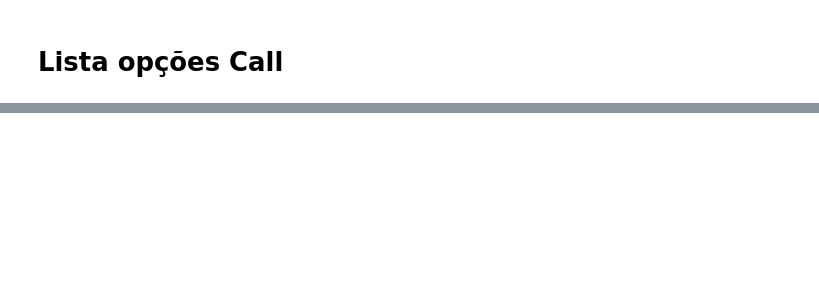
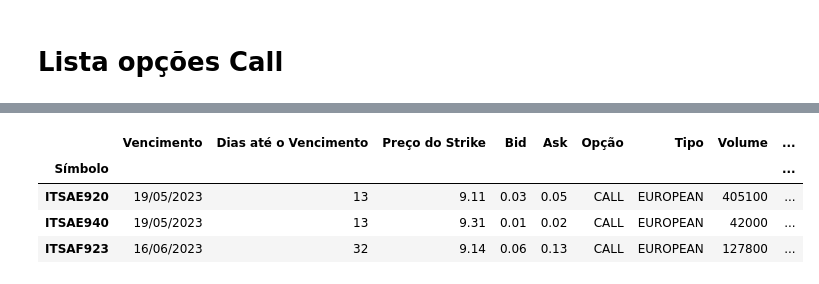
Before and after one commit to lincoolngomes/Analisador-Opcoes, a Jupyter notebook: Analisador_Opções.ipynb, the cells around one changed output, grey strips where cells are left out. Cells and saved outputs as stored; diff of their text form; code cells hidden in the pictures; blank space fills up the shorter version.

```diff
--- a/Analisador_Opções.ipynb
+++ b/Analisador_Opções.ipynb
@@ -211 +200,9 @@ display(opcoes_call)
+# %%
+opcoes_call
+# %% [output]
+|  | Vencimento | Dias até o Vencimento | Preço do Strike | Bid | Ask | Opção | Tipo | Volume | ... |
+| Símbolo |  |  |  |  |  |  |  |  | ... |
+| ITSAE920 | 19/05/2023 | 13 | 9.11 | 0.03 | 0.05 | CALL | EUROPEAN | 405100 | ... |
+| ITSAE940 | 19/05/2023 | 13 | 9.31 | 0.01 | 0.02 | CALL | EUROPEAN | 42000 | ... |
+| ITSAF923 | 16/06/2023 | 32 | 9.14 | 0.06 | 0.13 | CALL | EUROPEAN | 127800 | ... |
 # %% [markdown]
```
Also changed, not shown: parts of 4 cells of this notebook, 1 other file.
